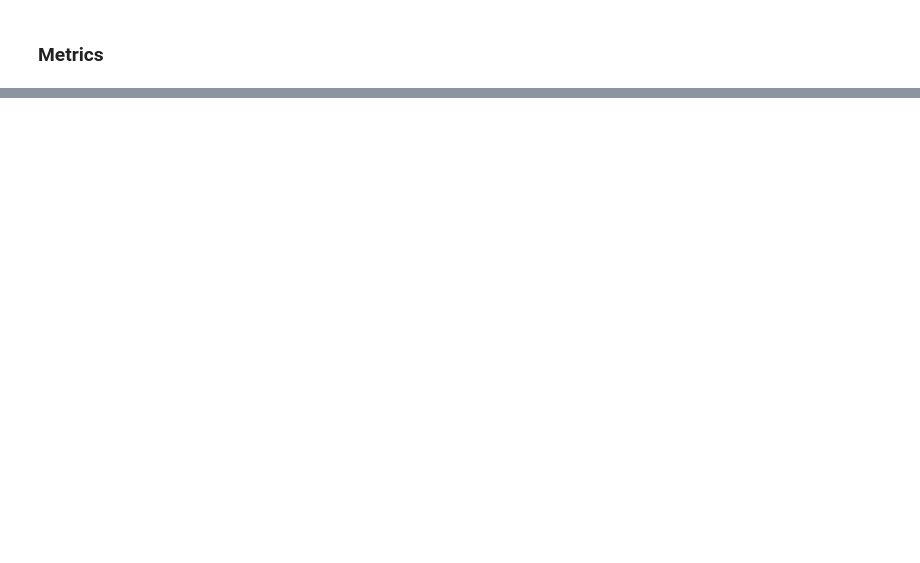
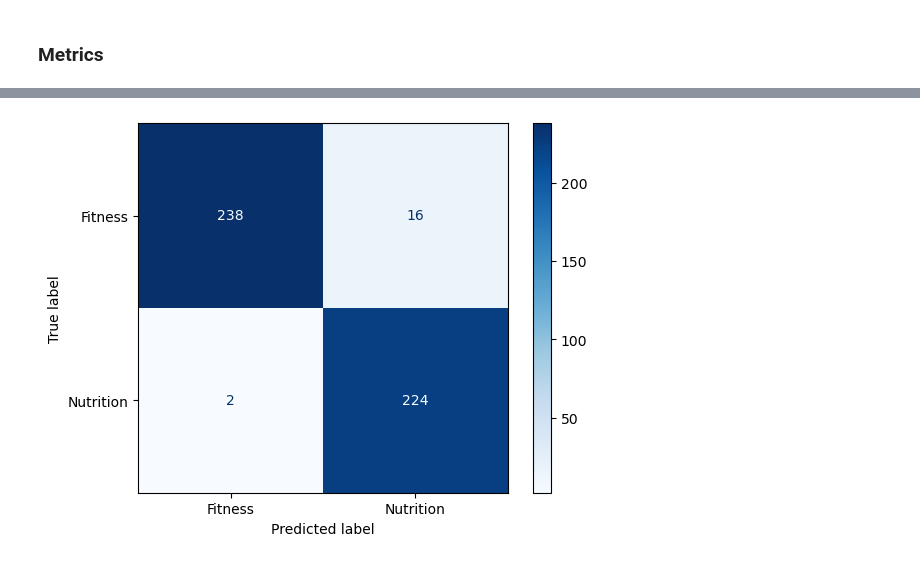
Before and after one commit to sophiaj5/NLP-Project, a Jupyter notebook: models.ipynb, the cells around one changed output, grey strips where cells are left out. Drawn from its saved outputs; the diff is of its cells as text; code cells hidden in the pictures; blank space fills up the shorter version.

```diff
--- a/models.ipynb
+++ b/models.ipynb
@@ -298,0 +325,6 @@ array([[233,  11],
+# %%
+cm_lr = ConfusionMatrixDisplay(confusion_lr, display_labels=['Fitness', 'Nutrition'])
+cm_lr.plot(cmap='Blues')
+plt.show()
+# %% [output]
+[figure, added]
```
Also changed, not shown: parts of 30 cells of this notebook, 4 other files.
